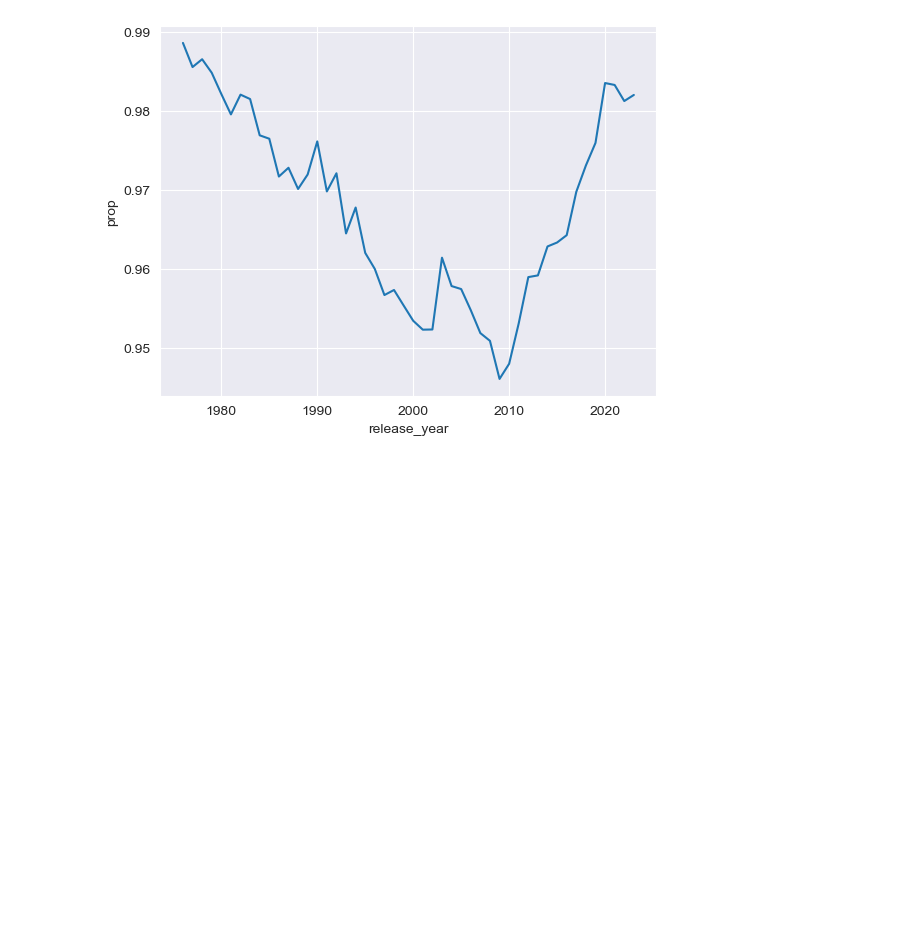
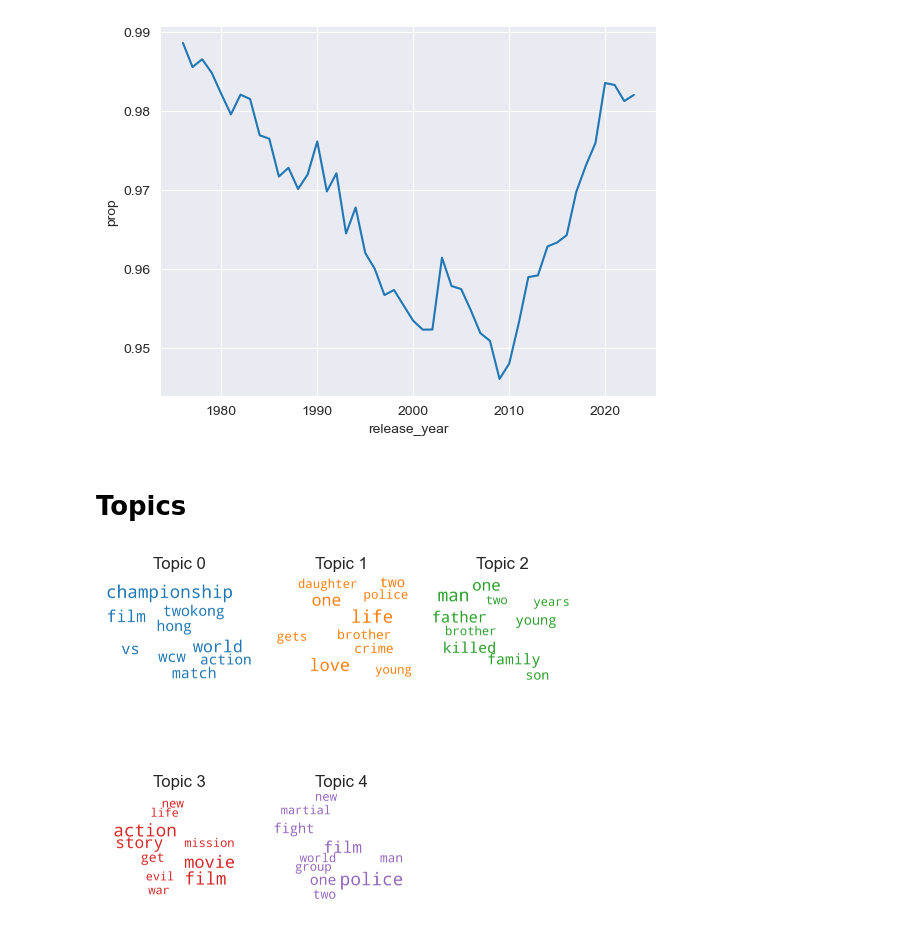
Before and after one commit to epfl-ada/ada-2024-project-databand, a Jupyter notebook: data_overview_CS.ipynb, the cells around one changed output. Cells and saved outputs as stored; diff of their text form; code cells hidden in the pictures; blank space fills up the shorter version.

Commit message:
add LDA model for topic extraction

```diff
--- a/data_overview_CS.ipynb
+++ b/data_overview_CS.ipynb
@@ -471,3 +406,5 @@ sns.lineplot(prop, x='release_year', y='prop')
 # %% [output]
 <Axes: xlabel='release_year', ylabel='prop'>
 [figure]
+# %% [markdown]
+# Topics
@@ -473,0 +413,8 @@ sns.lineplot(prop, x='release_year', y='prop')
+# %%
+%run src/models/lda_model.py
+text_data = get_movie_plots(df_tmdb, 'Action', 'pre')
+model = LDAModel(text_data, 5)
+model.train()
+model.plot_topics()
+# %% [output]
+[figure, added]
```
Also changed, not shown: parts of 14 cells of this notebook, 5 other files.
